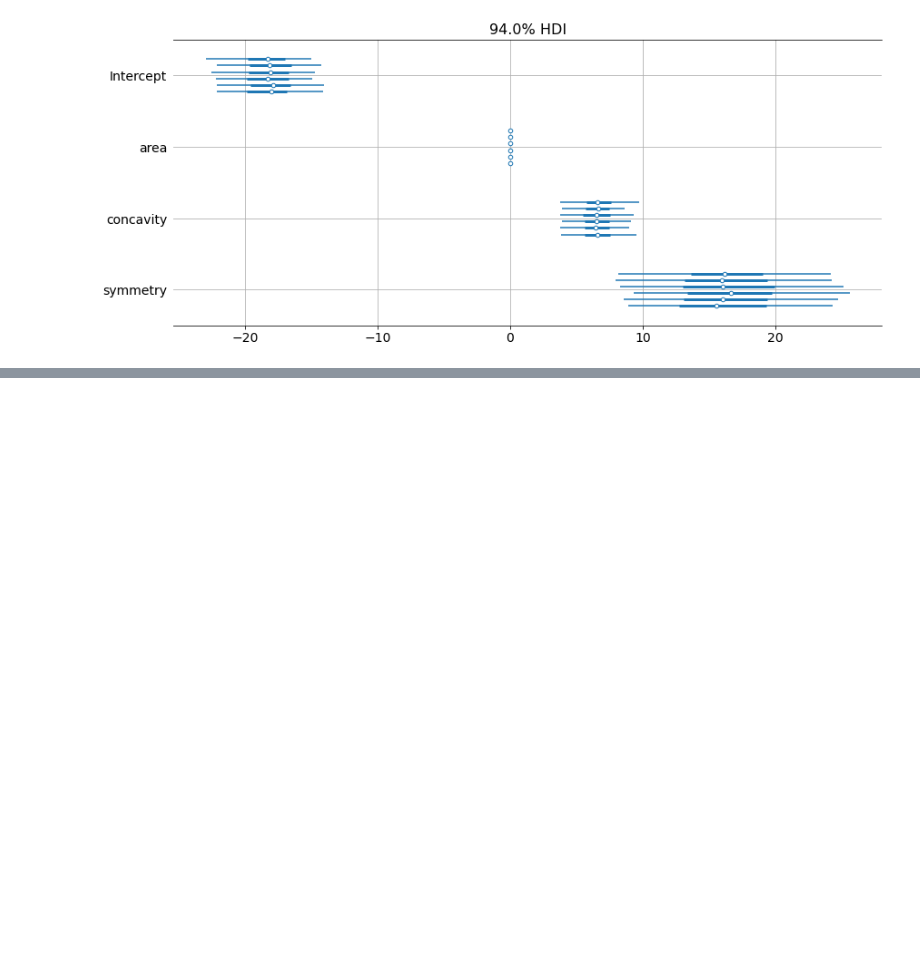
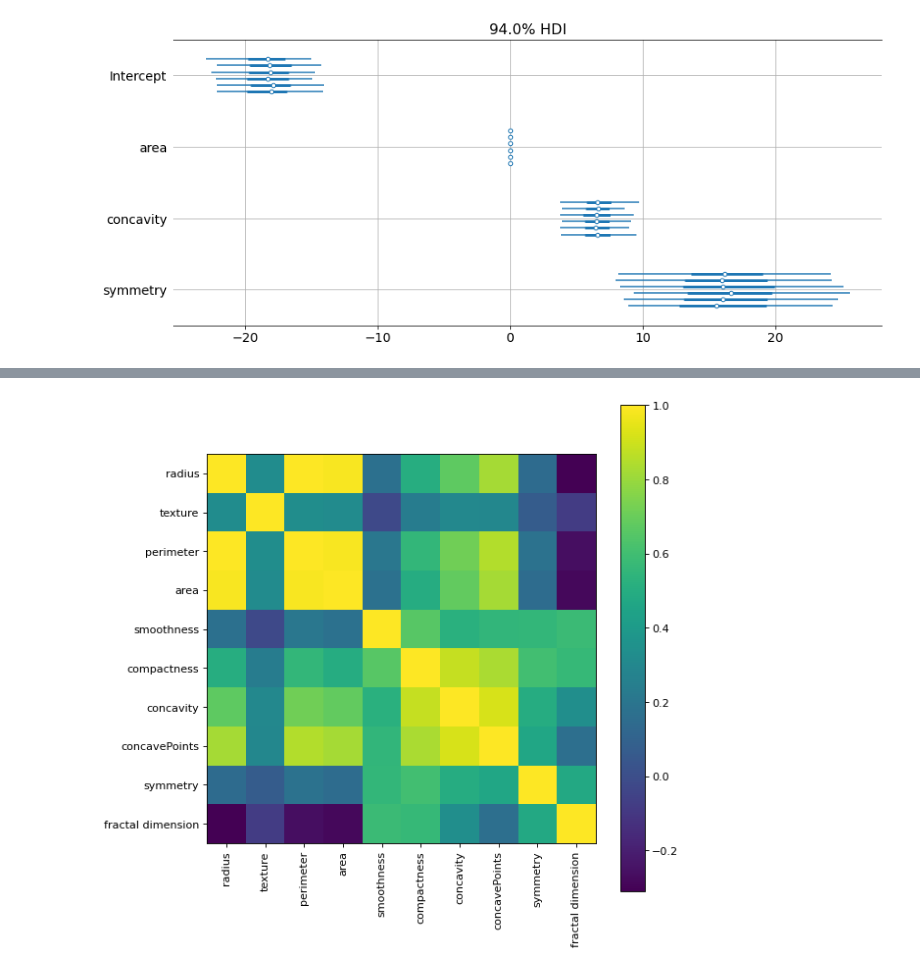
Before and after one commit to bencosgro/Bayes_Project, a Jupyter notebook: Bayes_Project_Jupyter.ipynb, the cells around one changed output, grey strips where cells are left out. Cells and saved outputs as stored; diff of their text form; code cells hidden in the pictures; blank space fills up the shorter version.

```diff
--- a/Bayes_Project_Jupyter.ipynb
+++ b/Bayes_Project_Jupyter.ipynb
@@ -140,3 +140,12 @@ pm.plots.forestplot(trace, figsize=(12, 5))
 plt.grid()  # add a grid to the plot
 # %% [output]
 [figure]
+# %%
+cols =["Diagnosis", "radius", "texture",
+       "perimeter", "area", "smoothness",
+       "compactness", "concavity", "concavePoints",
+       "symmetry", "fractal dimension"]
+
+dat = pd.read_csv("wdbc.data", header=None, na_values = "none",
+                  usecols = [1,2,3,4,5,6,7,8,9,10,11], names=cols)
+dat
@@ -142,0 +182,14 @@ plt.grid()  # add a grid to the plot
+# %%
+def plotCorrelationMatrix(df, graphWidth):
+    corr = df.corr()
+    plt.figure(num=None, figsize=(graphWidth, graphWidth), dpi=80, facecolor='w', edgecolor='k')
+    corrMat = plt.matshow(corr, fignum = 1)
+    plt.xticks(range(len(corr.columns)), corr.columns, rotation=90)
+    plt.yticks(range(len(corr.columns)), corr.columns)
+    plt.gca().xaxis.tick_bottom()
+    plt.colorbar(corrMat)
+    plt.show()
+# %%
+plotCorrelationMatrix(dat, 8)
+# %% [output]
+[figure, added]
```
Also changed, not shown: parts of 13 cells of this notebook.
